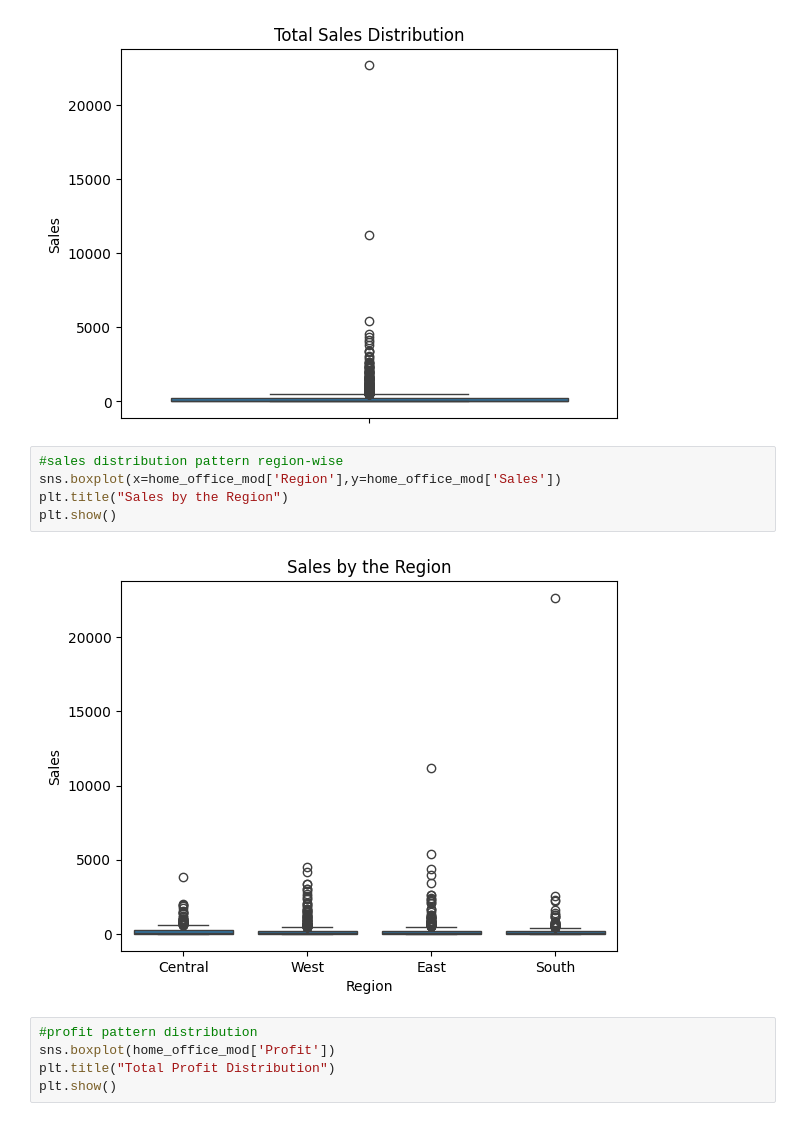
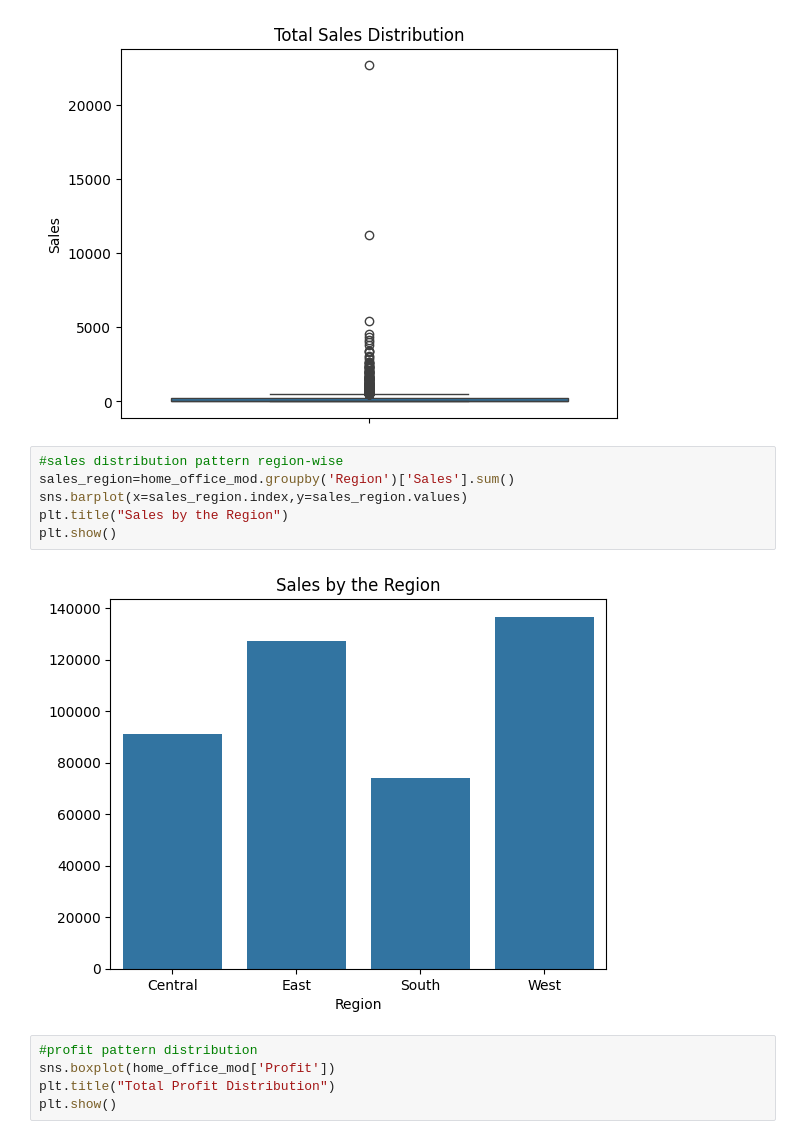
Before and after one commit to ankitg-02/sales_analysis, a Jupyter notebook: Home_Office.ipynb, the cells around one changed output. Cells and saved outputs as stored; diff of their text form.

```diff
--- a/Home_Office.ipynb
+++ b/Home_Office.ipynb
@@ -153,11 +153,12 @@ plt.show()
 [figure]
 # %%
 #sales distribution pattern region-wise
-sns.boxplot(x=home_office_mod['Region'],y=home_office_mod['Sales'])
+sales_region=home_office_mod.groupby('Region')['Sales'].sum()
+sns.barplot(x=sales_region.index,y=sales_region.values)
 plt.title("Sales by the Region")
 plt.show()
 # %% [output]
-[figure, old version]
+[figure, new version]
 # %%
 #profit pattern distribution
 sns.boxplot(home_office_mod['Profit'])
```
Also changed, not shown: parts of 4 cells of this notebook.
